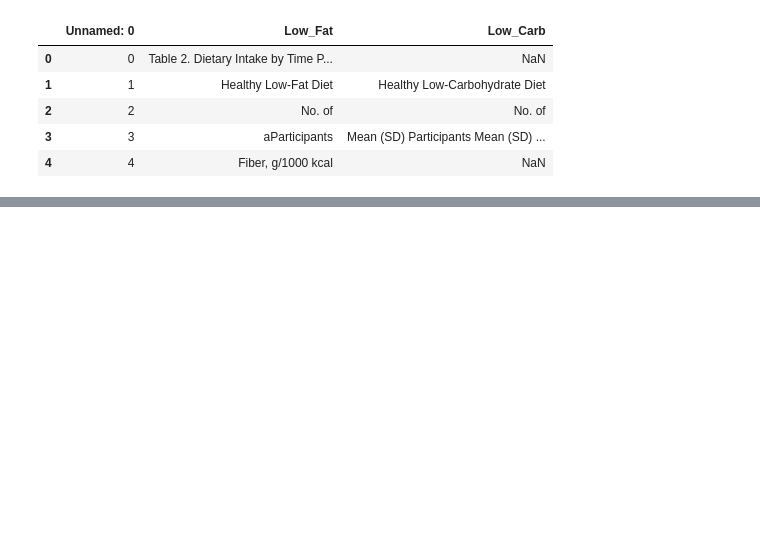
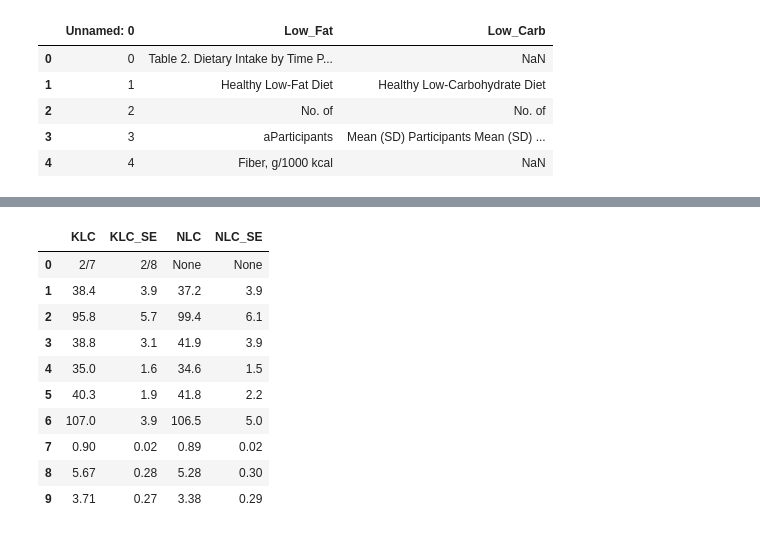
Before and after one commit to oas95/Dietary_Interventions_for_Insulin_Sensitivy_Project, a Jupyter notebook: PyDIonIS/data_cleaning.ipynb, the cells around one changed output, grey strips where cells are left out. Cells and saved outputs as stored; diff of their text form; code cells hidden in the pictures; blank space fills up the shorter version.

```diff
--- a/PyDIonIS/data_cleaning.ipynb
+++ b/PyDIonIS/data_cleaning.ipynb
@@ -182,0 +263,4 @@ LowFat = LowFat.drop([3, 4, 5, 6, 7])
+# %%
+JoAnthro_df = pd.read_csv('../PyDIonIS/Data/Johnston06_Data/Anthro_Table.csv')
+JoDI_df = pd.read_csv('../PyDIonIS/Data/Johnston06_Data/DietaryIntake_Table.csv')
+JoMeta_df = pd.read_csv('../PyDIonIS/Data/Johnston06_Data/MetaPhysio_Table.csv')
@@ -182,0 +278,12 @@ LowFat = LowFat.drop([3, 4, 5, 6, 7])
+# %%
+#Renaming
+JoAnthro_df.rename(columns= { 'Unnamed: 0' : 'Variable',
+                       'KLC diet group NLC diet group': 'KLC',
+                       'Unnamed: 1' : 'drop',
+                       'HDL cholesterol concentrations fell 9% during the 6-wk trial in' : 'drop2'
+                       },
+             inplace=True)
+#Dropping Columns
+JoAnthro_df = JoAnthro_df.drop(columns= ['Unnamed: 0.1', 'drop', 'drop2'])
+#Splitting Information to new Columns
+JoAnthro_df
@@ -182,0 +308,32 @@ LowFat = LowFat.drop([3, 4, 5, 6, 7])
+# %%
+#Splitting Information to new Columns
+Jo_split = JoAnthro_df.KLC.str.split(" ", expand=True)
+Jo_split
+#Renaming split Df
+Jo_split.rename(columns= {0 : 'KLC',
+                             1 : 'KLC_SE',
+                             2 : 'NLC',
+                             3 : 'NLC_SE'
+                       },
+             inplace=True)
+#Updating values/strings
+Jo_split.loc[3,['NLC']] = ['37.2']
+Jo_split.loc[3,['NLC_SE']] = ['3.9']
+#Dropping Columns
+Jo_split = Jo_split.drop(columns=[4])
+#Dropping Rows
+Jo_split = Jo_split.drop([0, 1, 4, 11, 14, 16, 18, 21, 22, 23, 24, 25]).reset_index(drop=True)
+
+Jo_split.head(10)
+# %% [output]
+|  | KLC | KLC_SE | NLC | NLC_SE |
+| 0 | 2/7 | 2/8 | None | None |
+| 1 | 38.4 | 3.9 | 37.2 | 3.9 |
+| 2 | 95.8 | 5.7 | 99.4 | 6.1 |
+| 3 | 38.8 | 3.1 | 41.9 | 3.9 |
+| 4 | 35.0 | 1.6 | 34.6 | 1.5 |
+| 5 | 40.3 | 1.9 | 41.8 | 2.2 |
+| 6 | 107.0 | 3.9 | 106.5 | 5.0 |
+| 7 | 0.90 | 0.02 | 0.89 | 0.02 |
+| 8 | 5.67 | 0.28 | 5.28 | 0.30 |
+| 9 | 3.71 | 0.27 | 3.38 | 0.29 |
```
Also changed, not shown: parts of 18 cells of this notebook, 8 other files.
